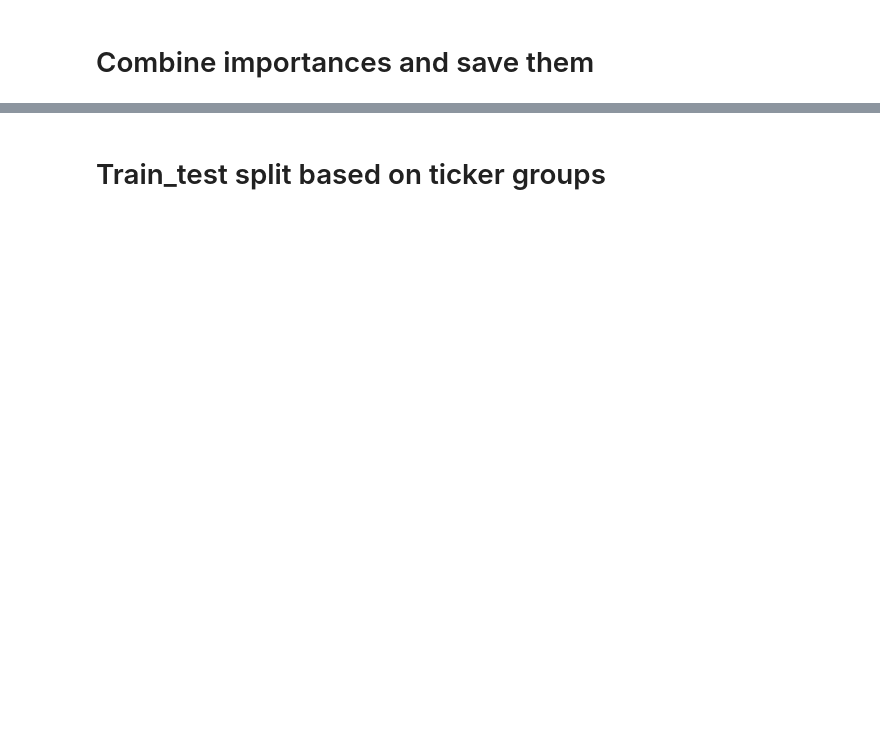
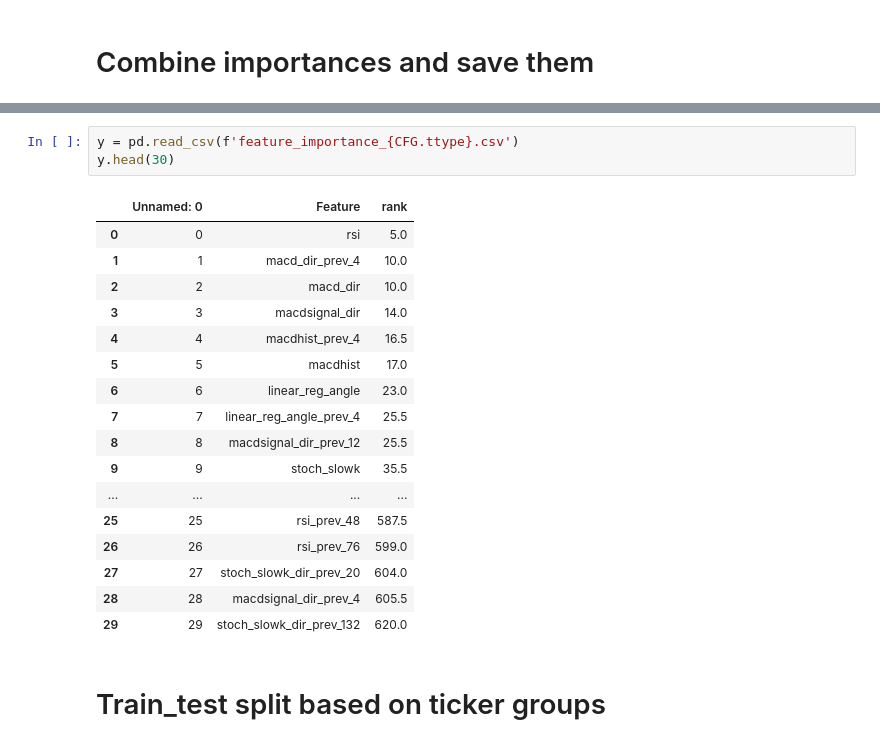
Before and after one commit to beatwad/sigbot, a Jupyter notebook: sigbot/ml/train_model.ipynb, the cells around one changed output, grey strips where cells are left out. Cells and saved outputs as stored; diff of their text form; blank space fills up the shorter version.

```diff
--- a/sigbot/ml/train_model.ipynb
+++ b/sigbot/ml/train_model.ipynb
@@ -943,3 +882,24 @@ else:
+# %%
+y = pd.read_csv(f'feature_importance_{CFG.ttype}.csv')
+y.head(30)
+# %% [output]
+|  | Unnamed: 0 | Feature | rank |
+| 0 | 0 | rsi | 5.0 |
+| 1 | 1 | macd_dir_prev_4 | 10.0 |
+| 2 | 2 | macd_dir | 10.0 |
+| 3 | 3 | macdsignal_dir | 14.0 |
+| 4 | 4 | macdhist_prev_4 | 16.5 |
+| 5 | 5 | macdhist | 17.0 |
+| 6 | 6 | linear_reg_angle | 23.0 |
+| 7 | 7 | linear_reg_angle_prev_4 | 25.5 |
+| 8 | 8 | macdsignal_dir_prev_12 | 25.5 |
+| 9 | 9 | stoch_slowk | 35.5 |
+| ... | ... | ... | ... |
+| 25 | 25 | rsi_prev_48 | 587.5 |
+| 26 | 26 | rsi_prev_76 | 599.0 |
+| 27 | 27 | stoch_slowk_dir_prev_20 | 604.0 |
+| 28 | 28 | macdsignal_dir_prev_4 | 605.5 |
+| 29 | 29 | stoch_slowk_dir_prev_132 | 620.0 |
 # %% [markdown]
 # Train_test split based on ticker groups
 # %%
```
Also changed, not shown: parts of 23 cells of this notebook, 8 other files.
